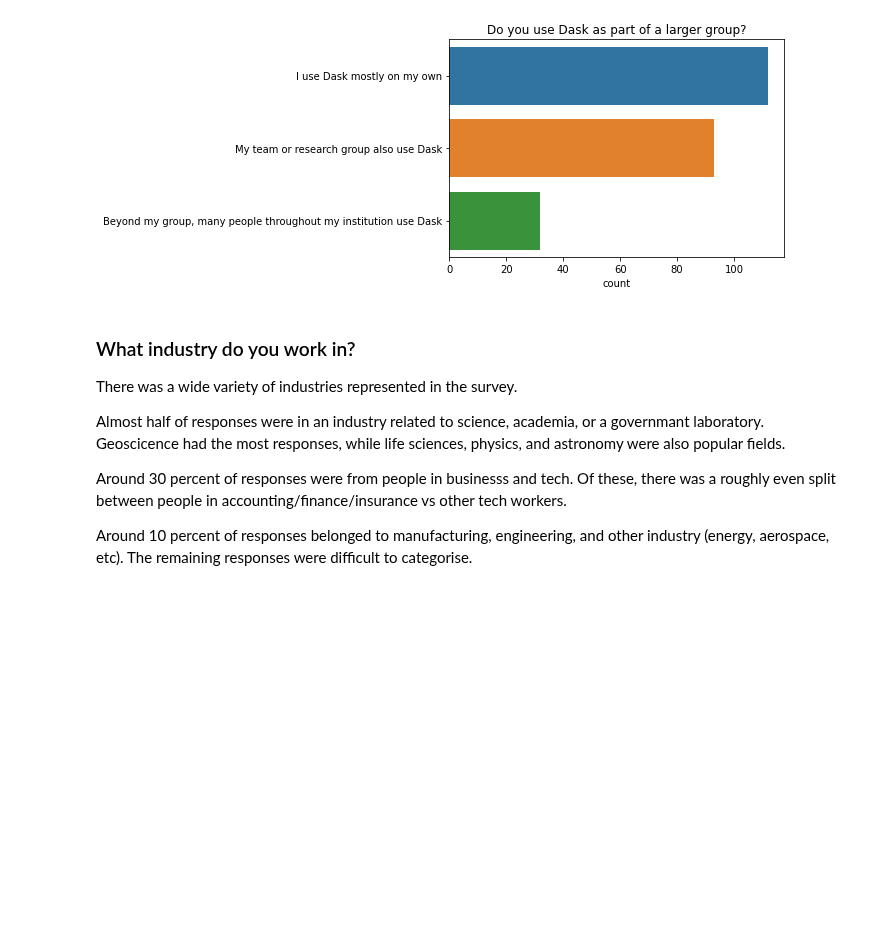
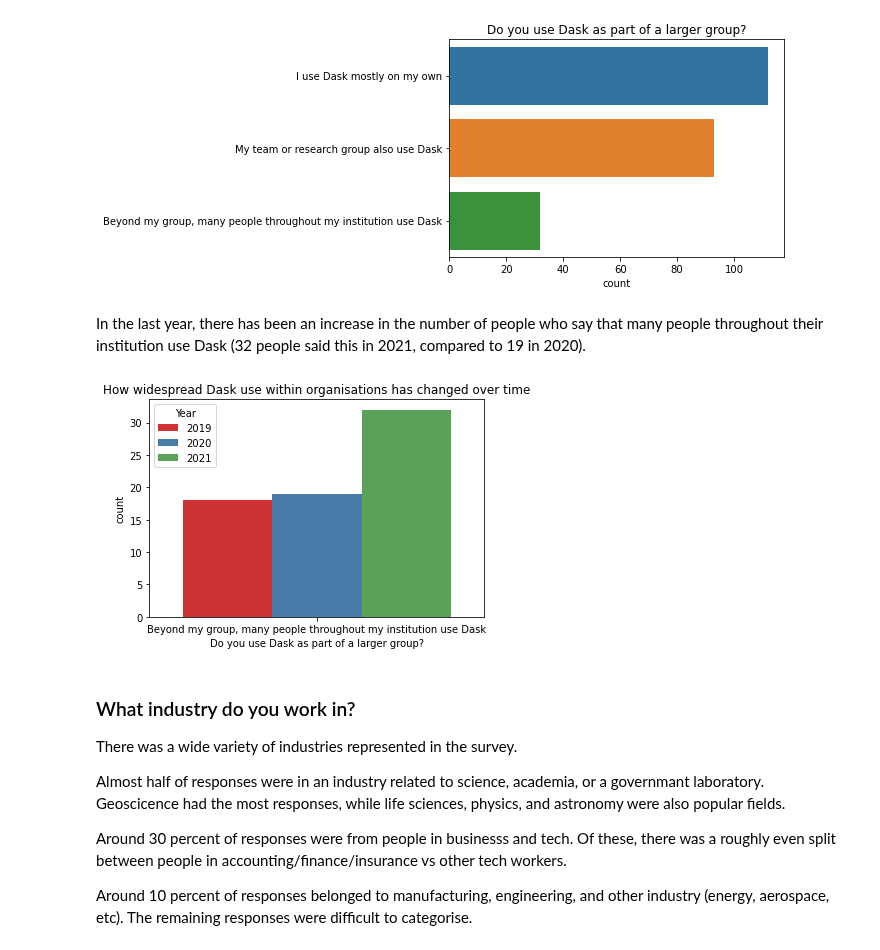
Before and after one commit to dask/dask-examples, a Jupyter notebook: surveys/2021.ipynb, the cells around one changed output. Drawn from its saved outputs; the diff is of its cells as text; code cells hidden in the pictures; blank space fills up the shorter version.

Commit message:
Add graph of widespread Dask use across organisations changing over time

```diff
--- a/surveys/2021.ipynb
+++ b/surveys/2021.ipynb
@@ -125,6 +123,15 @@ ax = sns.countplot(y=q, data=df2021[q].dropna().str.split(";").explode().to_fram
 ax.set(ylabel="", title=q);
 # %% [output]
 [figure]
+# %% [markdown]
+In the last year, there has been an increase in the number of people who say that many people throughout their institution use Dask (32 people said this in 2021, compared to 19 in 2020).
+# %%
+q = 'Do you use Dask as part of a larger group?'
+ans = 'Beyond my group, many people throughout my institution use Dask'
+ax = sns.countplot(x=q, hue="Year", data=df.reset_index(), order=[ans], palette='Set1');
+ax.set(title="How widespread Dask use within organisations has changed over time");
+# %% [output]
+[figure, added]
 # %% [markdown]
 ### What industry do you work in?
 
```
Also changed, not shown: parts of 3 cells of this notebook.
